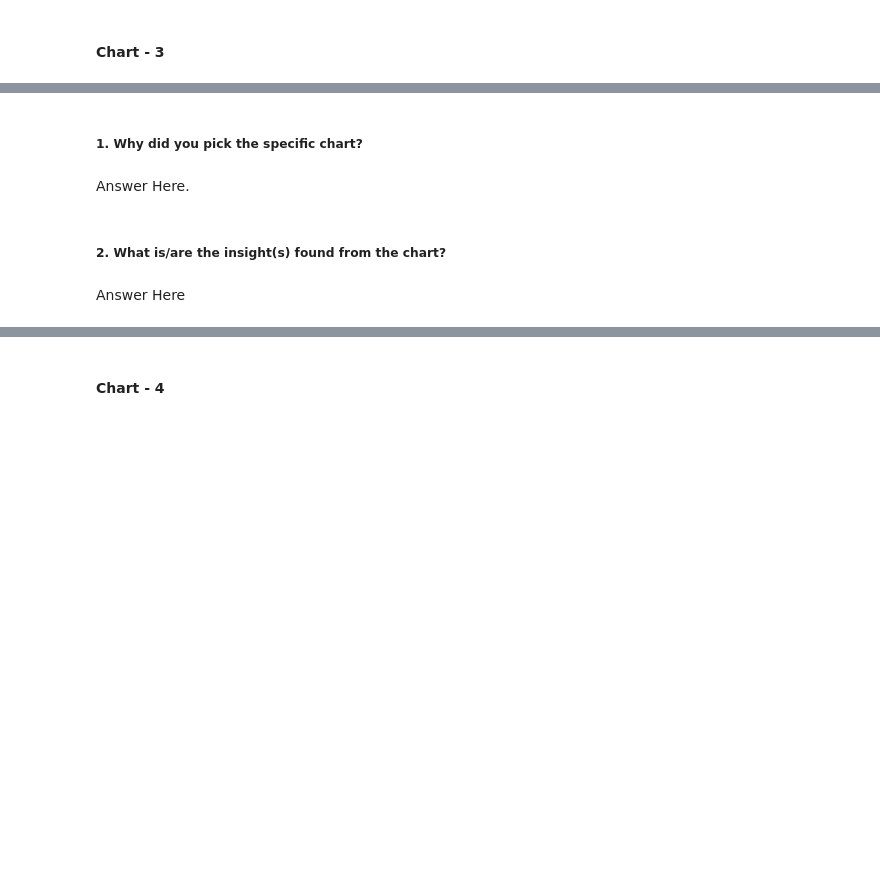
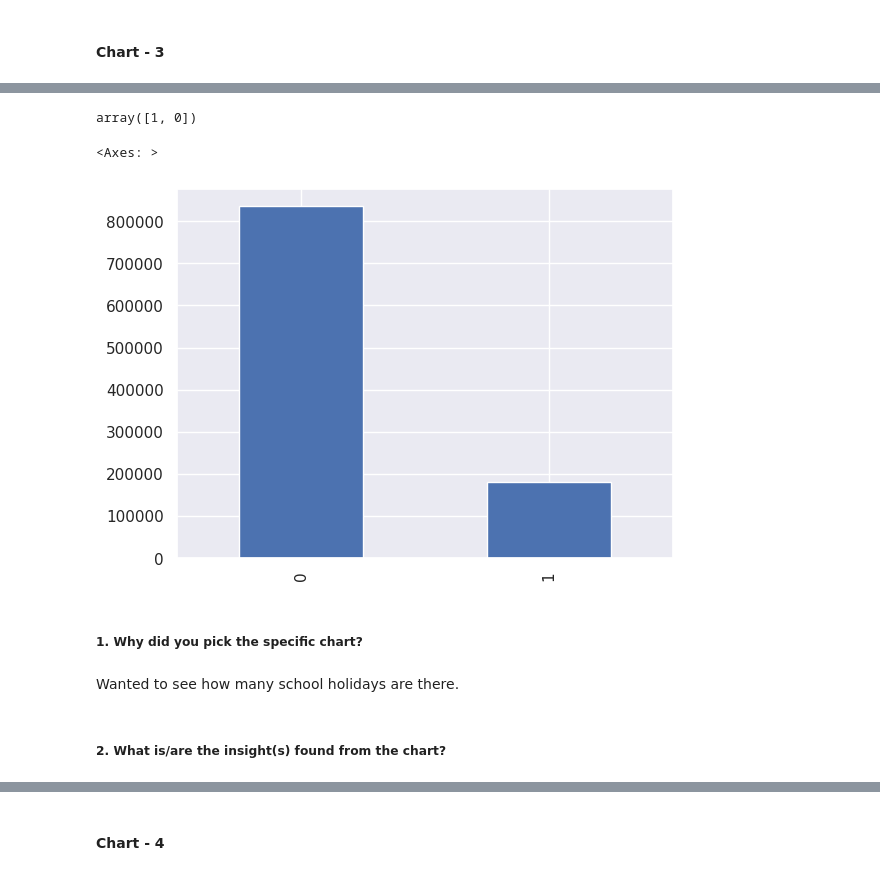
Before and after one commit to adityapatil4141/Retail-Store-Prediction, a Jupyter notebook: Retail_Sales_Prediction.ipynb, the cells around one changed output, grey strips where cells are left out. Drawn from its saved outputs; the diff is of its cells as text; code cells hidden in the pictures; blank space fills up the shorter version.

Commit message:
visualisations

```diff
--- a/Retail_Sales_Prediction.ipynb
+++ b/Retail_Sales_Prediction.ipynb
@@ -410,8 +411,15 @@ Answer Here
+# %%
+df_sales.SchoolHoliday.unique()
+# %% [output]
+array([1, 0])
+# %%
+df_sales.SchoolHoliday.value_counts().plot(kind='bar')
+# %% [output]
+<Axes: >
+[figure, added]
 # %% [markdown]
 ##### 1. Why did you pick the specific chart?
-# %% [markdown]
-Answer Here.
+# %% [markdown]
+Wanted to see how many school holidays are there.
 # %% [markdown]
 ##### 2. What is/are the insight(s) found from the chart?
-# %% [markdown]
-Answer Here
```
Also changed, not shown: parts of 16 cells of this notebook.
